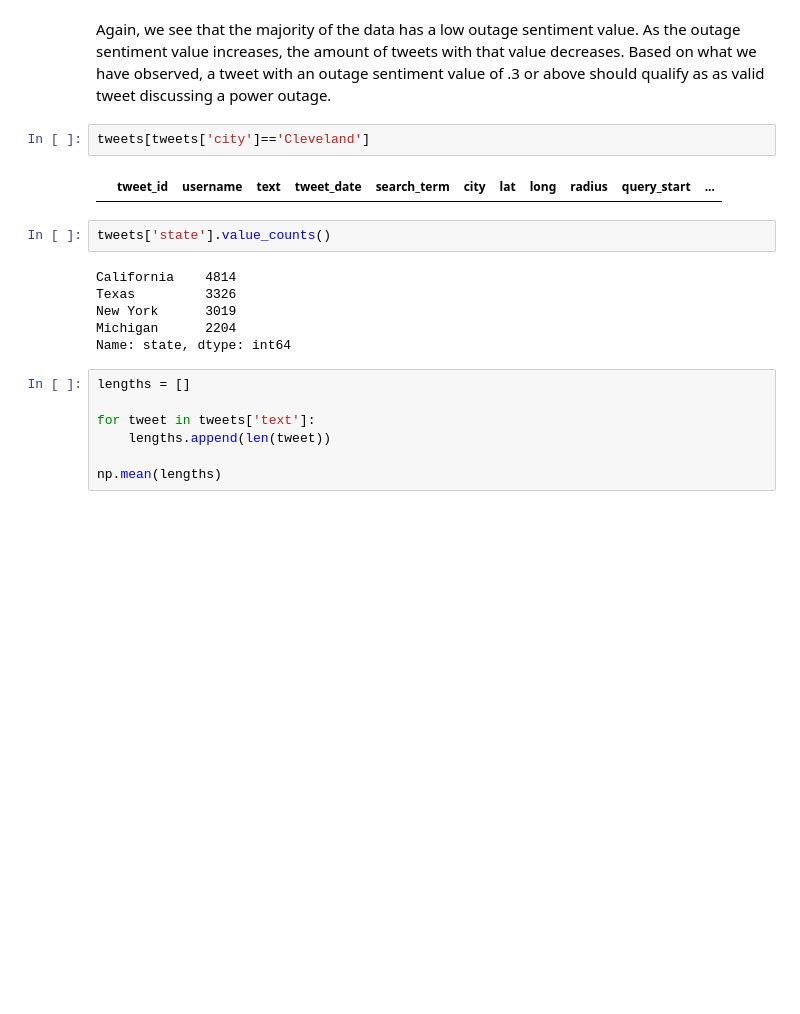
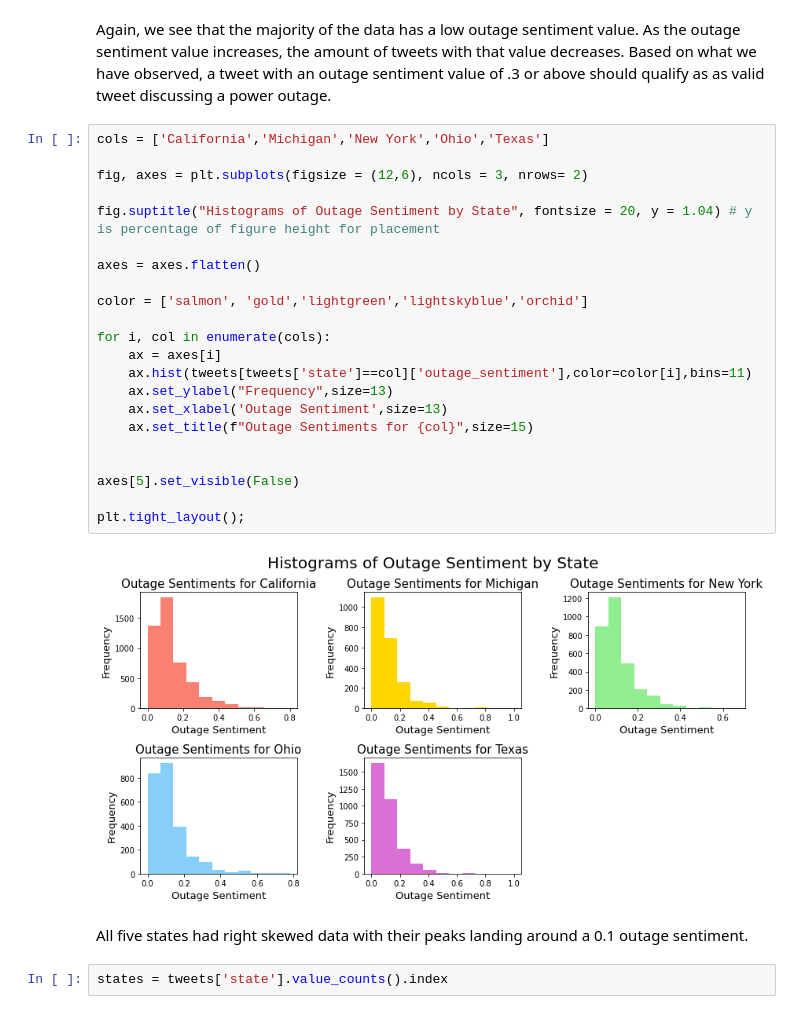
Before and after one commit to dmedellin2/mapping_power_outages, a Jupyter notebook: danielle/03_EDA.ipynb, the cells around one changed output. Saved outputs shown, nothing was run; the diff lists cells and outputs as text; blank space fills up the shorter version.

Commit message:
eda plots, lots of hists

```diff
--- a/danielle/03_EDA.ipynb
+++ b/danielle/03_EDA.ipynb
@@ -117,22 +117,31 @@ boxplot.set(xlabel='Outage Sentiment',title='Distribution of Outage Sentiments')
 [figure]
 # %% [markdown]
 Again, we see that the majority of the data has a low outage sentiment value. As the outage sentiment value increases, the amount of tweets with that value decreases. Based on what we have observed, a tweet with an outage sentiment value of .3 or above should qualify as as valid tweet discussing a power outage.
-# %%
-tweets[tweets['city']=='Cleveland']
-# %% [output]
-|  | tweet_id | username | text | tweet_date | search_term | city | lat | long | radius | query_start | ... |
+# %%
+cols = ['California','Michigan','New York','Ohio','Texas']
+
+fig, axes = plt.subplots(figsize = (12,6), ncols = 3, nrows= 2)
+
+fig.suptitle("Histograms of Outage Sentiment by State", fontsize = 20, y = 1.04) # y is percentage of figure height for placement
+
+axes = axes.flatten()
+
+color = ['salmon', 'gold','lightgreen','lightskyblue','orchid']
+
+for i, col in enumerate(cols):
+    ax = axes[i]
+    ax.hist(tweets[tweets['state']==col]['outage_sentiment'],color=color[i],bins=11)
+    ax.set_ylabel("Frequency",size=13)
+    ax.set_xlabel('Outage Sentiment',size=13)
+    ax.set_title(f"Outage Sentiments for {col}",size=15)
+
+
+axes[5].set_visible(False)
+
+plt.tight_layout();
+# %% [output]
+[figure, added]
+# %% [markdown]
+All five states had right skewed data with their peaks landing around a 0.1 outage sentiment.
 # %%
-tweets['state'].value_counts()
+states = tweets['state'].value_counts().index
-# %% [output]
-California    4814
-Texas         3326
-New York      3019
-Michigan      2204
-Name: state, dtype: int64
-# %%
-lengths = []
-
-for tweet in tweets['text']:
-    lengths.append(len(tweet))
-
-np.mean(lengths)
```
Also changed, not shown: parts of 3 cells of this notebook.
